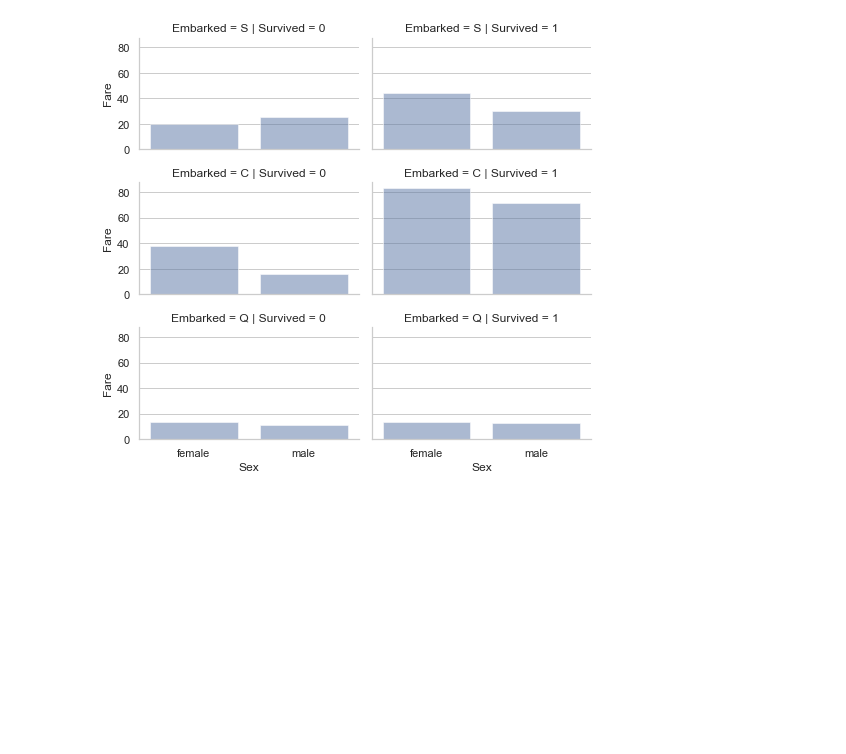
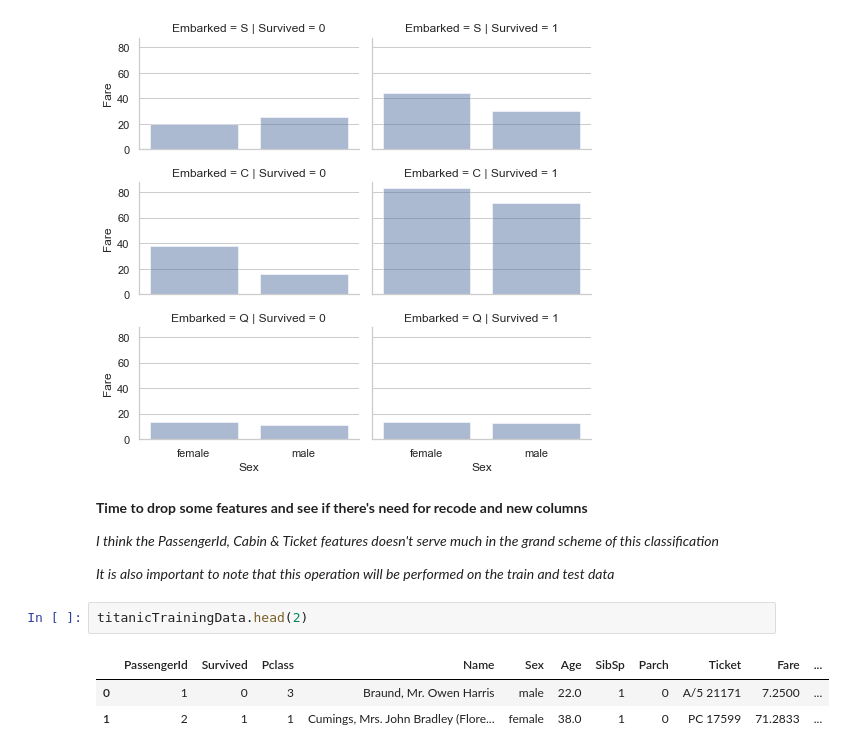
Before and after one commit to Yagniksojitra/Notebooks, a Jupyter notebook: My Titanic Prediction Notebook/Titanic - Kaggle Competition.ipynb, the cells around one changed output. Drawn from its saved outputs; the diff is of its cells as text; blank space fills up the shorter version.

```diff
--- a/My Titanic Prediction Notebook/Titanic - Kaggle Competition.ipynb
+++ b/My Titanic Prediction Notebook/Titanic - Kaggle Competition.ipynb
@@ -542,3 +543,15 @@ grid.map(sns.barplot, 'Sex', 'Fare', alpha=.5, ci=None)
 grid.add_legend();
 # %% [output]
 [figure]
+# %% [markdown]
+**Time to drop some features and see if there's need for recode and new columns**
+
+*I think the PassengerId, Cabin & Ticket features doesn't serve much in the grand scheme of this classification*
+
+*It is also important to note that this operation will be performed on the train and test data*
+# %%
+titanicTrainingData.head(2)
+# %% [output]
+|  | PassengerId | Survived | Pclass | Name | Sex | Age | SibSp | Parch | Ticket | Fare | ... |
+| 0 | 1 | 0 | 3 | Braund, Mr. Owen Harris | male | 22.0 | 1 | 0 | A/5 21171 | 7.2500 | ... |
+| 1 | 2 | 1 | 1 | Cumings, Mrs. John Bradley (Flore... | female | 38.0 | 1 | 0 | PC 17599 | 71.2833 | ... |
```
Also changed, not shown: parts of 15 cells of this notebook.
